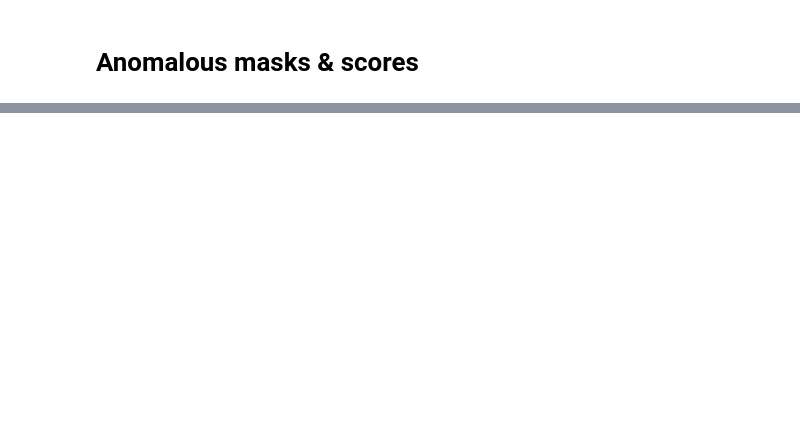
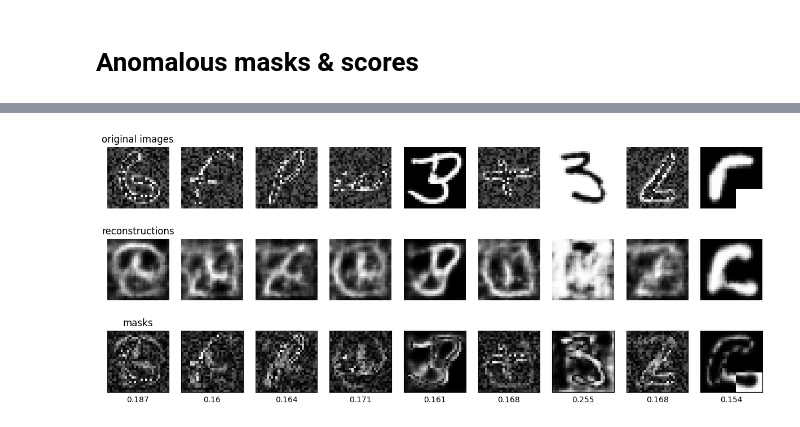
Before and after one commit to ChrisTho23/anomaly-detection, a Jupyter notebook: src/evaluation.ipynb, the cells around one changed output, grey strips where cells are left out. Cells and saved outputs as stored; diff of their text form; code cells hidden in the pictures; blank space fills up the shorter version.

```diff
--- a/src/evaluation.ipynb
+++ b/src/evaluation.ipynb
@@ -61,0 +95,24 @@ TypeError: expected Tensor as element 0 in argument 0, but got numpy.ndarray
+# %%
+
+# plot some examples of original, reconstructed and mask (incl. score)
+fig, axes = plt.subplots(3, 9, figsize=(15, 6))
+
+for i in range(9):
+    axes[0][i].imshow(anomalous_trues[-9:][i][0].detach().numpy(), cmap='gray')
+    axes[0][i].axis('off')
+
+
+    axes[1][i].imshow(anomalous_preds[-9:][i][0].detach().numpy(), cmap='gray')
+    axes[1][i].axis('off')
+
+    axes[2][i].imshow(anomalous_masks[-9:][i].detach().numpy(), cmap='gray')
+    axes[2][i].set_xlabel(round(anomalous_scores[-9:][i], 3))
+    axes[2][i].set_xticks([])
+    axes[2][i].set_yticks([])
+
+axes[0][0].set_title("original images")
+axes[1][0].set_title("reconstructions")
+axes[2][0].set_title("masks")
+plt.show()
+# %% [output]
+[figure, added]
```
Also changed, not shown: parts of 7 cells of this notebook, 3 other files.
